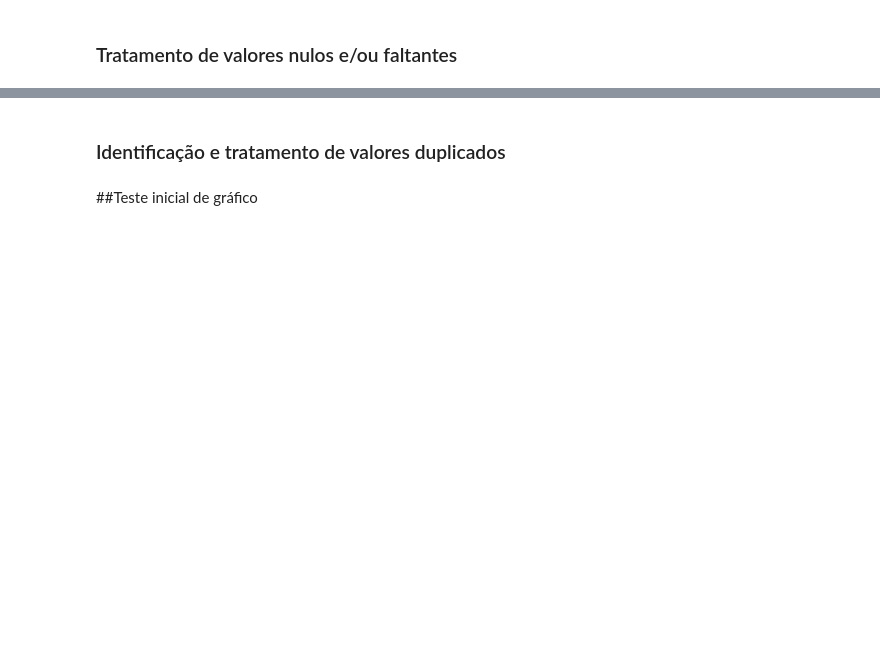
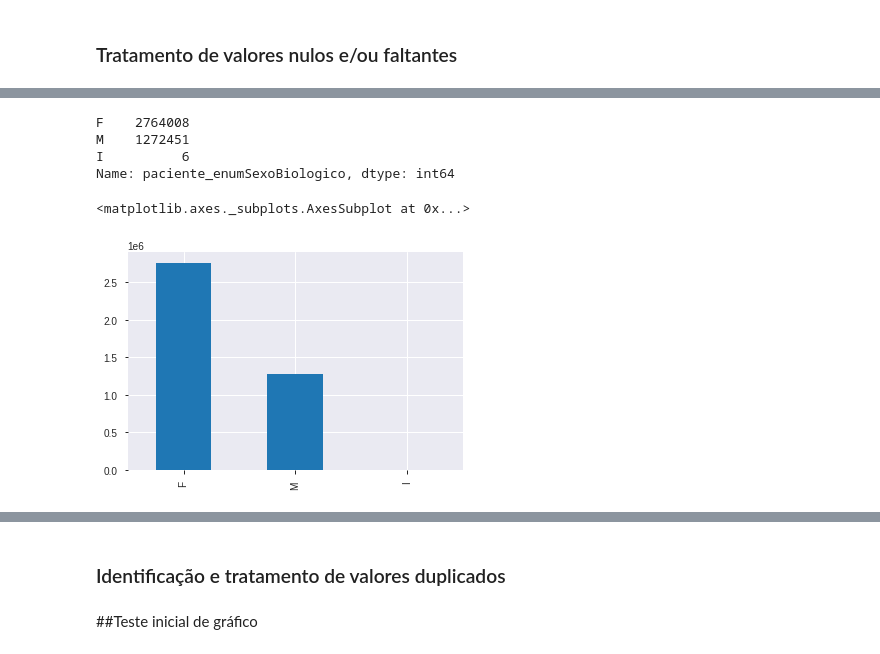
Before and after one commit to massaoiwanaga/topespsi, a Jupyter notebook: TESI_VAC_COVID.ipynb, the cells around one changed output, grey strips where cells are left out. Cells and saved outputs as stored; diff of their text form; code cells hidden in the pictures; blank space fills up the shorter version.

```diff
--- a/TESI_VAC_COVID.ipynb
+++ b/TESI_VAC_COVID.ipynb
@@ -283,0 +308,15 @@ dtype: int64
+# %%
+# Quantitativo Total de Vacinados por Sexo Biológico
+
+df_vacinacao['paciente_enumSexoBiologico'].value_counts()
+# %% [output]
+F    2764008
+M    1272451
+I          6
+Name: paciente_enumSexoBiologico, dtype: int64
+# %%
+%matplotlib inline
+df_vacinacao['paciente_enumSexoBiologico'].value_counts().plot.bar()
+# %% [output]
+<matplotlib.axes._subplots.AxesSubplot at 0x...>
+[figure, added]
```
Also changed, not shown: parts of 21 cells of this notebook.
